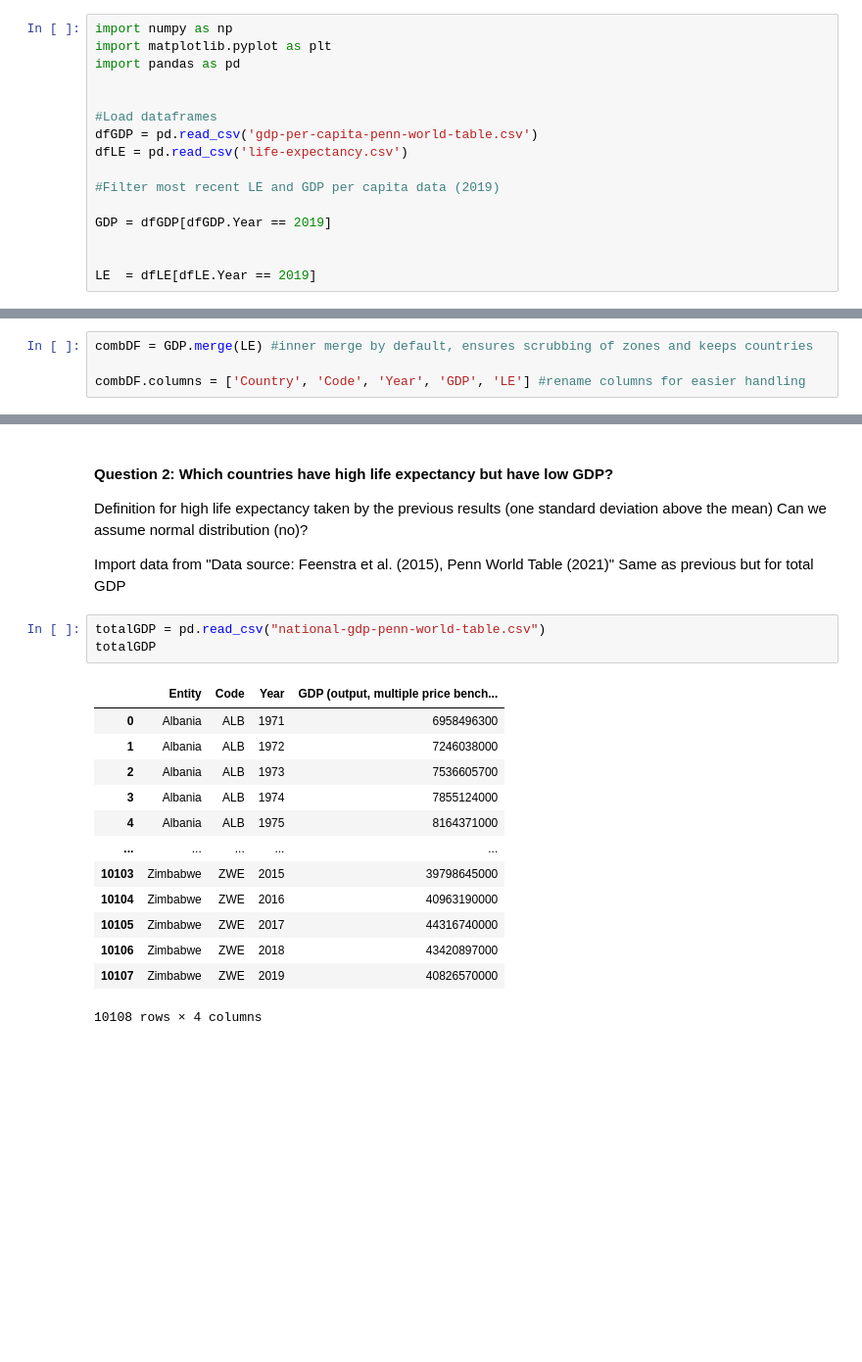
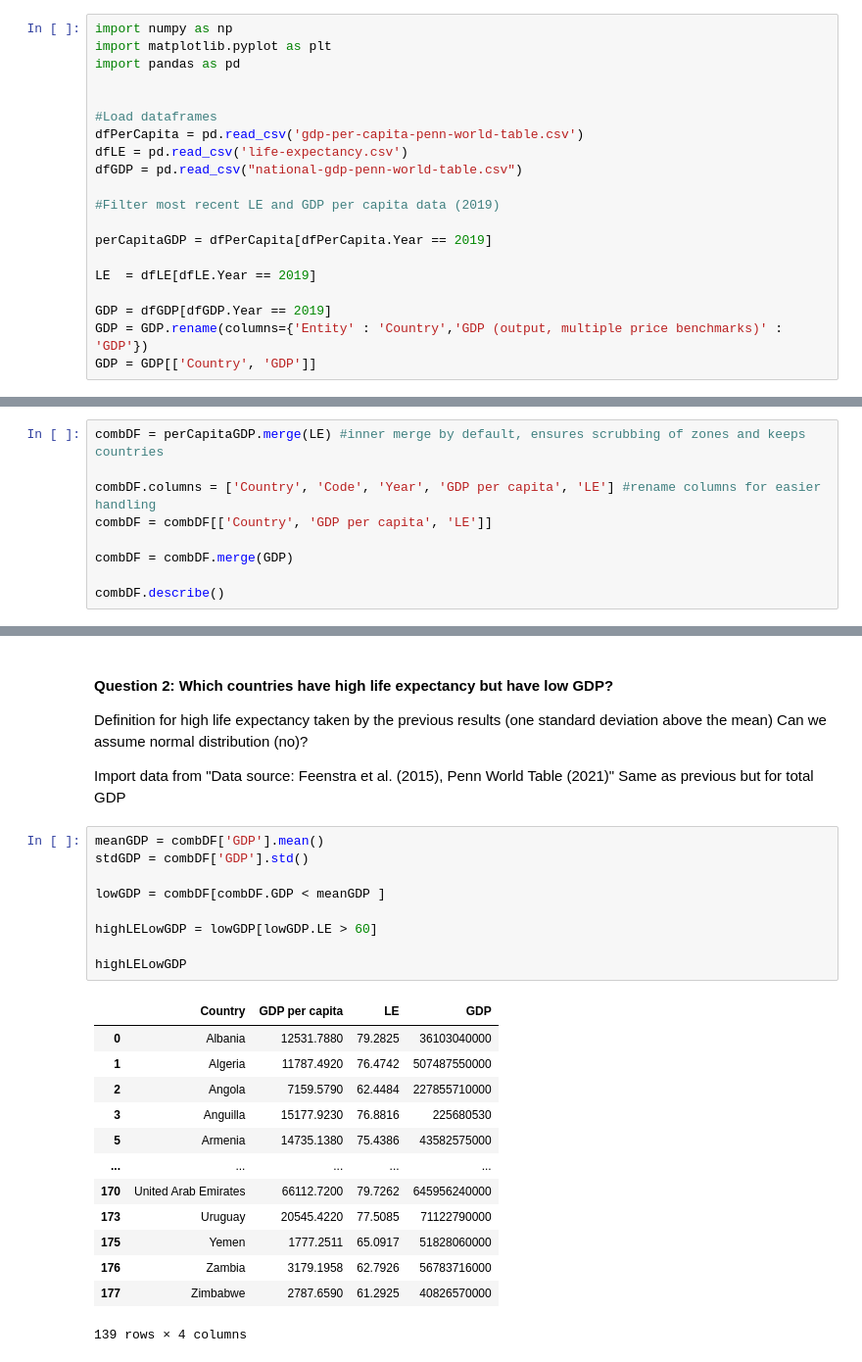
Before and after one commit to holmgren777/dat565_assignments, a Jupyter notebook: Assignment 1/assignment-1.ipynb, the cells around one changed output, grey strips where cells are left out. Shown: that part at 98% size. Drawn from its saved outputs; the diff is of its cells as text; blank space fills up the shorter version.

```diff
--- a/Assignment 1/assignment-1.ipynb
+++ b/Assignment 1/assignment-1.ipynb
@@ -11,20 +11,29 @@ import pandas as pd
 
 
 #Load dataframes
-dfGDP = pd.read_csv('gdp-per-capita-penn-world-table.csv')
+dfPerCapita = pd.read_csv('gdp-per-capita-penn-world-table.csv')
 dfLE = pd.read_csv('life-expectancy.csv')
+dfGDP = pd.read_csv("national-gdp-penn-world-table.csv")
 
 #Filter most recent LE and GDP per capita data (2019)
 
-GDP = dfGDP[dfGDP.Year == 2019]
-
+perCapitaGDP = dfPerCapita[dfPerCapita.Year == 2019]
 
 LE  = dfLE[dfLE.Year == 2019]
+
+GDP = dfGDP[dfGDP.Year == 2019]
+GDP = GDP.rename(columns={'Entity' : 'Country','GDP (output, multiple price benchmarks)' : 'GDP'})
+GDP = GDP[['Country', 'GDP']]
 # %% [markdown]
 Next, merge the two dataframes by the default inner merge to ensure corresponding countries get listed with their respective GDP and LE. This will removes zones (Europe, World, etc) and keeps countries only
 
 **Caution**: This will also scrub the countries which do not have a listed GDP for the year 2019. For the sake of the assignment, we will omit these countries from the coming discussions/analysis
 # %%
-combDF = GDP.merge(LE) #inner merge by default, ensures scrubbing of zones and keeps countries
+combDF = perCapitaGDP.merge(LE) #inner merge by default, ensures scrubbing of zones and keeps countries
 
-combDF.columns = ['Country', 'Code', 'Year', 'GDP', 'LE'] #rename columns for easier handling
+combDF.columns = ['Country', 'Code', 'Year', 'GDP per capita', 'LE'] #rename columns for easier handling
+combDF = combDF[['Country', 'GDP per capita', 'LE']]
+
+combDF = combDF.merge(GDP)
+
+combDF.describe()
@@ -77,19 +96,25 @@ Definition for high  life expectancy taken by the previous results (one standard
 
 Import data from "Data source: Feenstra et al. (2015), Penn World Table (2021)" Same as previous but for total GDP
 # %%
-totalGDP = pd.read_csv("national-gdp-penn-world-table.csv")
-totalGDP
+meanGDP = combDF['GDP'].mean()
+stdGDP = combDF['GDP'].std()
+
+lowGDP = combDF[combDF.GDP < meanGDP ]
+
+highLELowGDP = lowGDP[lowGDP.LE > 60]
+
+highLELowGDP
 # %% [output]
-|  | Entity | Code | Year | GDP (output, multiple price bench... |
-| 0 | Albania | ALB | 1971 | 6958496300 |
-| 1 | Albania | ALB | 1972 | 7246038000 |
-| 2 | Albania | ALB | 1973 | 7536605700 |
-| 3 | Albania | ALB | 1974 | 7855124000 |
-| 4 | Albania | ALB | 1975 | 8164371000 |
+|  | Country | GDP per capita | LE | GDP |
+| 0 | Albania | 12531.7880 | 79.2825 | 36103040000 |
+| 1 | Algeria | 11787.4920 | 76.4742 | 507487550000 |
+| 2 | Angola | 7159.5790 | 62.4484 | 227855710000 |
+| 3 | Anguilla | 15177.9230 | 76.8816 | 225680530 |
+| 5 | Armenia | 14735.1380 | 75.4386 | 43582575000 |
 | ... | ... | ... | ... | ... |
-| 10103 | Zimbabwe | ZWE | 2015 | 39798645000 |
-| 10104 | Zimbabwe | ZWE | 2016 | 40963190000 |
-| 10105 | Zimbabwe | ZWE | 2017 | 44316740000 |
-| 10106 | Zimbabwe | ZWE | 2018 | 43420897000 |
-| 10107 | Zimbabwe | ZWE | 2019 | 40826570000 |
+| 170 | United Arab Emirates | 66112.7200 | 79.7262 | 645956240000 |
+| 173 | Uruguay | 20545.4220 | 77.5085 | 71122790000 |
+| 175 | Yemen | 1777.2511 | 65.0917 | 51828060000 |
+| 176 | Zambia | 3179.1958 | 62.7926 | 56783716000 |
+| 177 | Zimbabwe | 2787.6590 | 61.2925 | 40826570000 |
-10108 rows × 4 columns
+139 rows × 4 columns
```
Also changed, not shown: parts of 3 cells of this notebook.
